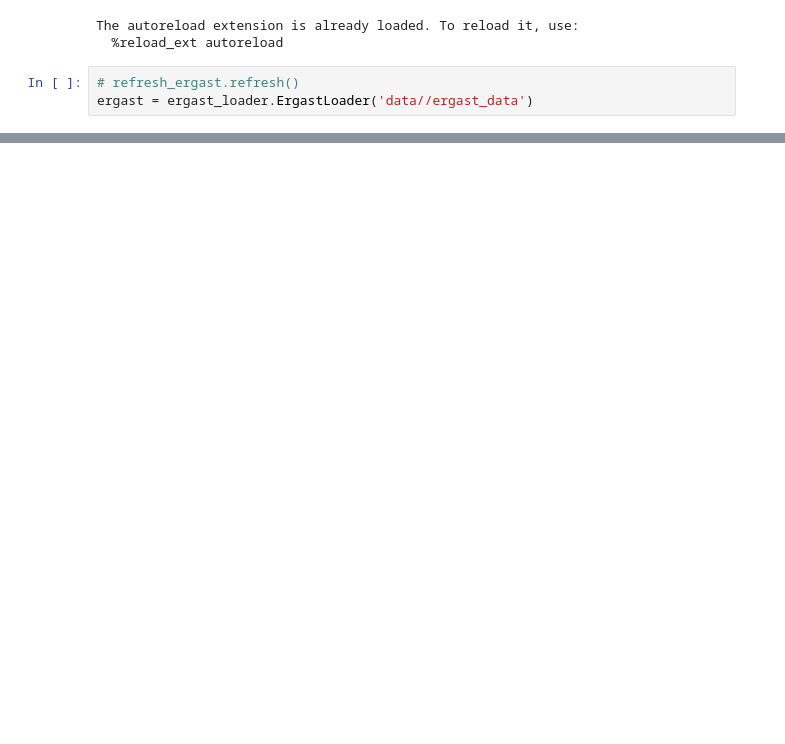
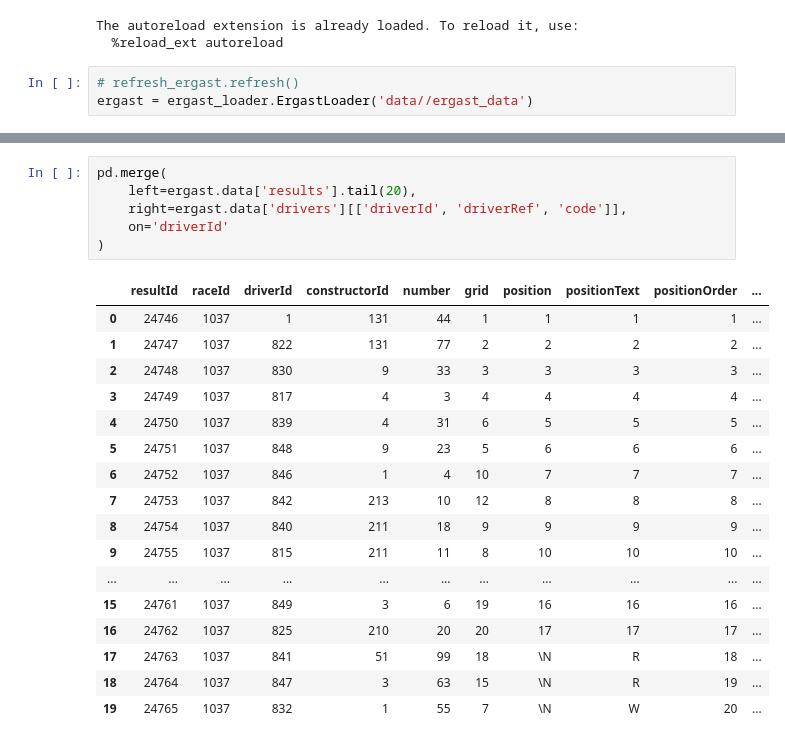
Before and after one commit to luke-bassett/f1-analysis, a Jupyter notebook: f1-analysis/Example.ipynb, the cells around one changed output, grey strips where cells are left out. Drawn from its saved outputs; the diff is of its cells as text; blank space fills up the shorter version.

```diff
--- a/f1-analysis/Example.ipynb
+++ b/f1-analysis/Example.ipynb
@@ -52,0 +62,24 @@ numpy.ndarray
+# %%
+pd.merge(
+    left=ergast.data['results'].tail(20),
+    right=ergast.data['drivers'][['driverId', 'driverRef', 'code']],
+    on='driverId'
+)
+# %% [output]
+|  | resultId | raceId | driverId | constructorId | number | grid | position | positionText | positionOrder | ... |
+| 0 | 24746 | 1037 | 1 | 131 | 44 | 1 | 1 | 1 | 1 | ... |
+| 1 | 24747 | 1037 | 822 | 131 | 77 | 2 | 2 | 2 | 2 | ... |
+| 2 | 24748 | 1037 | 830 | 9 | 33 | 3 | 3 | 3 | 3 | ... |
+| 3 | 24749 | 1037 | 817 | 4 | 3 | 4 | 4 | 4 | 4 | ... |
+| 4 | 24750 | 1037 | 839 | 4 | 31 | 6 | 5 | 5 | 5 | ... |
+| 5 | 24751 | 1037 | 848 | 9 | 23 | 5 | 6 | 6 | 6 | ... |
+| 6 | 24752 | 1037 | 846 | 1 | 4 | 10 | 7 | 7 | 7 | ... |
+| 7 | 24753 | 1037 | 842 | 213 | 10 | 12 | 8 | 8 | 8 | ... |
+| 8 | 24754 | 1037 | 840 | 211 | 18 | 9 | 9 | 9 | 9 | ... |
+| 9 | 24755 | 1037 | 815 | 211 | 11 | 8 | 10 | 10 | 10 | ... |
+| ... | ... | ... | ... | ... | ... | ... | ... | ... | ... | ... |
+| 15 | 24761 | 1037 | 849 | 3 | 6 | 19 | 16 | 16 | 16 | ... |
+| 16 | 24762 | 1037 | 825 | 210 | 20 | 20 | 17 | 17 | 17 | ... |
+| 17 | 24763 | 1037 | 841 | 51 | 99 | 18 | \N | R | 18 | ... |
+| 18 | 24764 | 1037 | 847 | 3 | 63 | 15 | \N | R | 19 | ... |
+| 19 | 24765 | 1037 | 832 | 1 | 55 | 7 | \N | W | 20 | ... |
```
Also changed, not shown: parts of 3 cells of this notebook, 2 other files.
